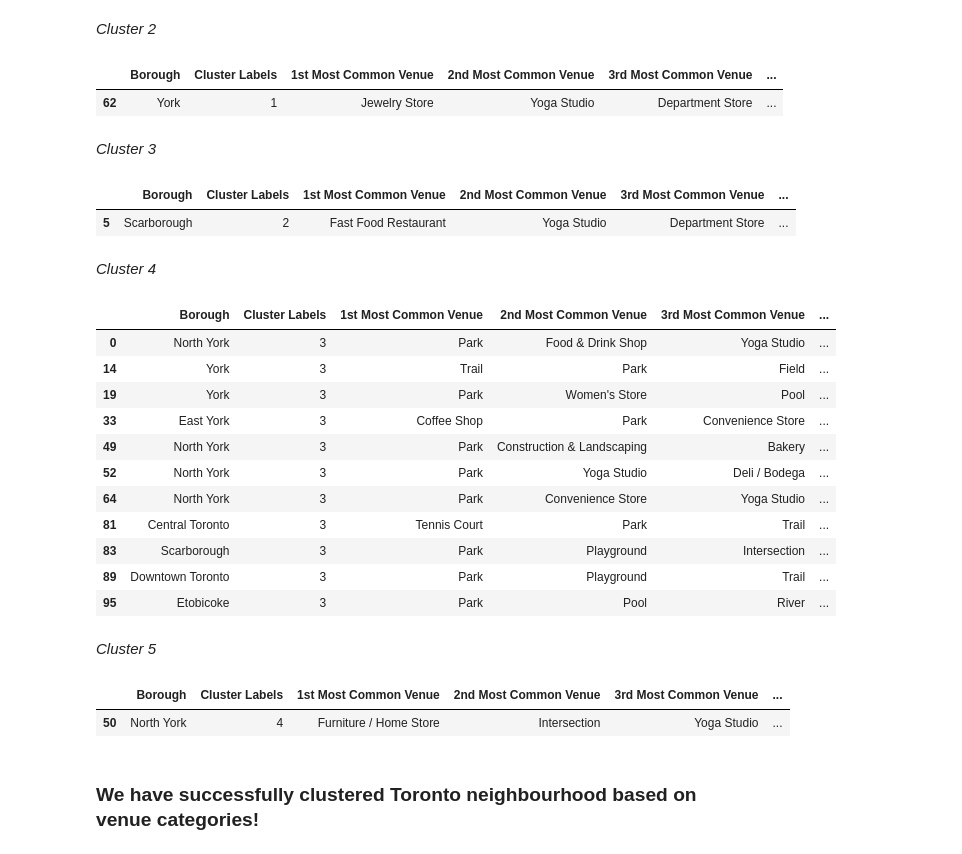
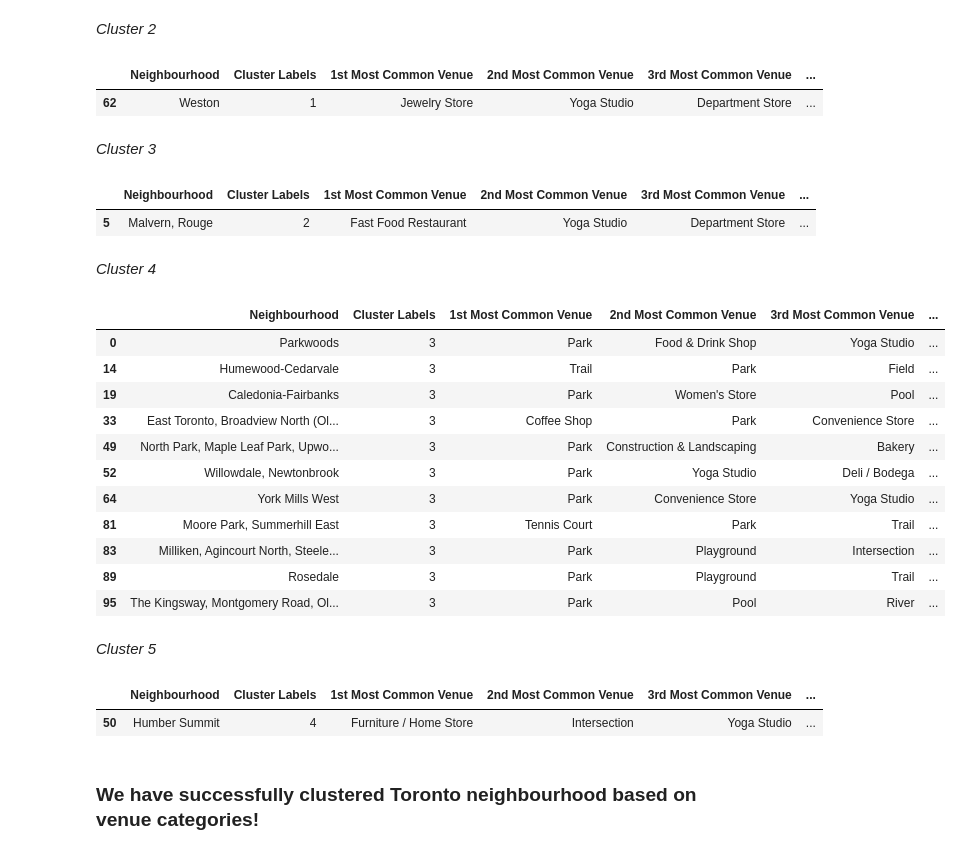
Before and after one commit to sanzeshstha/Coursera_Capstone, a Jupyter notebook: Battle_of_neighbourhood_part_3.ipynb, the cells around one changed output. Saved outputs shown, nothing was run; the diff lists cells and outputs as text; code cells hidden in the pictures.

Commit message:
Updated Borough to Neighbourhood
Question 3 Answered

```diff
--- a/Battle_of_neighbourhood_part_3.ipynb
+++ b/Battle_of_neighbourhood_part_3.ipynb
@@ -272,8 +272,8 @@ map_Toronto
 # %% [output]
 [interactive output not drawn]
 # %%
-CLIENT_ID = 'KVFKG4VCLFUHX2P0X2I1QMNXXU4DOYONMYECSGQO5J5BZYWH'
-CLIENT_SECRET = 'HBYWZO3UGOHZQXBMDRK1AHYTYZTGKMKO2YAXHR0ZHWYFQKXW'
+CLIENT_ID = 'your-client-ID'
+CLIENT_SECRET = 'your-client-secret'
 VERSION = '20180605'
 # %%
 def getNearbyVenues(names, latitudes, longitudes, radius=500):
@@ -580,40 +580,40 @@ toronto_merged.loc[toronto_merged['Cluster Labels'] == 0, toronto_merged.columns
 # %% [markdown]
 *Cluster 2*
 # %%
-toronto_merged.loc[toronto_merged['Cluster Labels'] == 1, toronto_merged.columns[[1] + list(range(5, toronto_merged.shape[1]))]]
+toronto_merged.loc[toronto_merged['Cluster Labels'] == 1, toronto_merged.columns[[2] + list(range(5, toronto_merged.shape[1]))]]
 # %% [output]
-|  | Borough | Cluster Labels | 1st Most Common Venue | 2nd Most Common Venue | 3rd Most Common Venue | ... |
-| 62 | York | 1 | Jewelry Store | Yoga Studio | Department Store | ... |
+|  | Neighbourhood | Cluster Labels | 1st Most Common Venue | 2nd Most Common Venue | 3rd Most Common Venue | ... |
+| 62 | Weston | 1 | Jewelry Store | Yoga Studio | Department Store | ... |
 # %% [markdown]
 *Cluster 3*
 # %%
-toronto_merged.loc[toronto_merged['Cluster Labels'] == 2, toronto_merged.columns[[1] + list(range(5, toronto_merged.shape[1]))]]
+toronto_merged.loc[toronto_merged['Cluster Labels'] == 2, toronto_merged.columns[[2] + list(range(5, toronto_merged.shape[1]))]]
 # %% [output]
-|  | Borough | Cluster Labels | 1st Most Common Venue | 2nd Most Common Venue | 3rd Most Common Venue | ... |
-| 5 | Scarborough | 2 | Fast Food Restaurant | Yoga Studio | Department Store | ... |
+|  | Neighbourhood | Cluster Labels | 1st Most Common Venue | 2nd Most Common Venue | 3rd Most Common Venue | ... |
+| 5 | Malvern, Rouge | 2 | Fast Food Restaurant | Yoga Studio | Department Store | ... |
 # %% [markdown]
 *Cluster 4*
 # %%
-toronto_merged.loc[toronto_merged['Cluster Labels'] == 3, toronto_merged.columns[[1] + list(range(5, toronto_merged.shape[1]))]]
+toronto_merged.loc[toronto_merged['Cluster Labels'] == 3, toronto_merged.columns[[2] + list(range(5, toronto_merged.shape[1]))]]
 # %% [output]
-|  | Borough | Cluster Labels | 1st Most Common Venue | 2nd Most Common Venue | 3rd Most Common Venue | ... |
-| 0 | North York | 3 | Park | Food & Drink Shop | Yoga Studio | ... |
-| 14 | York | 3 | Trail | Park | Field | ... |
-| 19 | York | 3 | Park | Women's Store | Pool | ... |
-| 33 | East York | 3 | Coffee Shop | Park | Convenience Store | ... |
-| 49 | North York | 3 | Park | Construction & Landscaping | Bakery | ... |
-| 52 | North York | 3 | Park | Yoga Studio | Deli / Bodega | ... |
-| 64 | North York | 3 | Park | Convenience Store | Yoga Studio | ... |
-| 81 | Central Toronto | 3 | Tennis Court | Park | Trail | ... |
-| 83 | Scarborough | 3 | Park | Playground | Intersection | ... |
-| 89 | Downtown Toronto | 3 | Park | Playground | Trail | ... |
-| 95 | Etobicoke | 3 | Park | Pool | River | ... |
+|  | Neighbourhood | Cluster Labels | 1st Most Common Venue | 2nd Most Common Venue | 3rd Most Common Venue | ... |
+| 0 | Parkwoods | 3 | Park | Food & Drink Shop | Yoga Studio | ... |
+| 14 | Humewood-Cedarvale | 3 | Trail | Park | Field | ... |
+| 19 | Caledonia-Fairbanks | 3 | Park | Women's Store | Pool | ... |
+| 33 | East Toronto, Broadview North (Ol... | 3 | Coffee Shop | Park | Convenience Store | ... |
+| 49 | North Park, Maple Leaf Park, Upwo... | 3 | Park | Construction & Landscaping | Bakery | ... |
+| 52 | Willowdale, Newtonbrook | 3 | Park | Yoga Studio | Deli / Bodega | ... |
+| 64 | York Mills West | 3 | Park | Convenience Store | Yoga Studio | ... |
+| 81 | Moore Park, Summerhill East | 3 | Tennis Court | Park | Trail | ... |
+| 83 | Milliken, Agincourt North, Steele... | 3 | Park | Playground | Intersection | ... |
+| 89 | Rosedale | 3 | Park | Playground | Trail | ... |
+| 95 | The Kingsway, Montgomery Road, Ol... | 3 | Park | Pool | River | ... |
 # %% [markdown]
 *Cluster 5*
 # %%
-toronto_merged.loc[toronto_merged['Cluster Labels'] == 4, toronto_merged.columns[[1] + list(range(5, toronto_merged.shape[1]))]]
+toronto_merged.loc[toronto_merged['Cluster Labels'] == 4, toronto_merged.columns[[2] + list(range(5, toronto_merged.shape[1]))]]
 # %% [output]
-|  | Borough | Cluster Labels | 1st Most Common Venue | 2nd Most Common Venue | 3rd Most Common Venue | ... |
-| 50 | North York | 4 | Furniture / Home Store | Intersection | Yoga Studio | ... |
+|  | Neighbourhood | Cluster Labels | 1st Most Common Venue | 2nd Most Common Venue | 3rd Most Common Venue | ... |
+| 50 | Humber Summit | 4 | Furniture / Home Store | Intersection | Yoga Studio | ... |
 # %% [markdown]
 ### We have successfully clustered Toronto neighbourhood based on venue categories!
```
Also changed, not shown: parts of 2 cells of this notebook.
